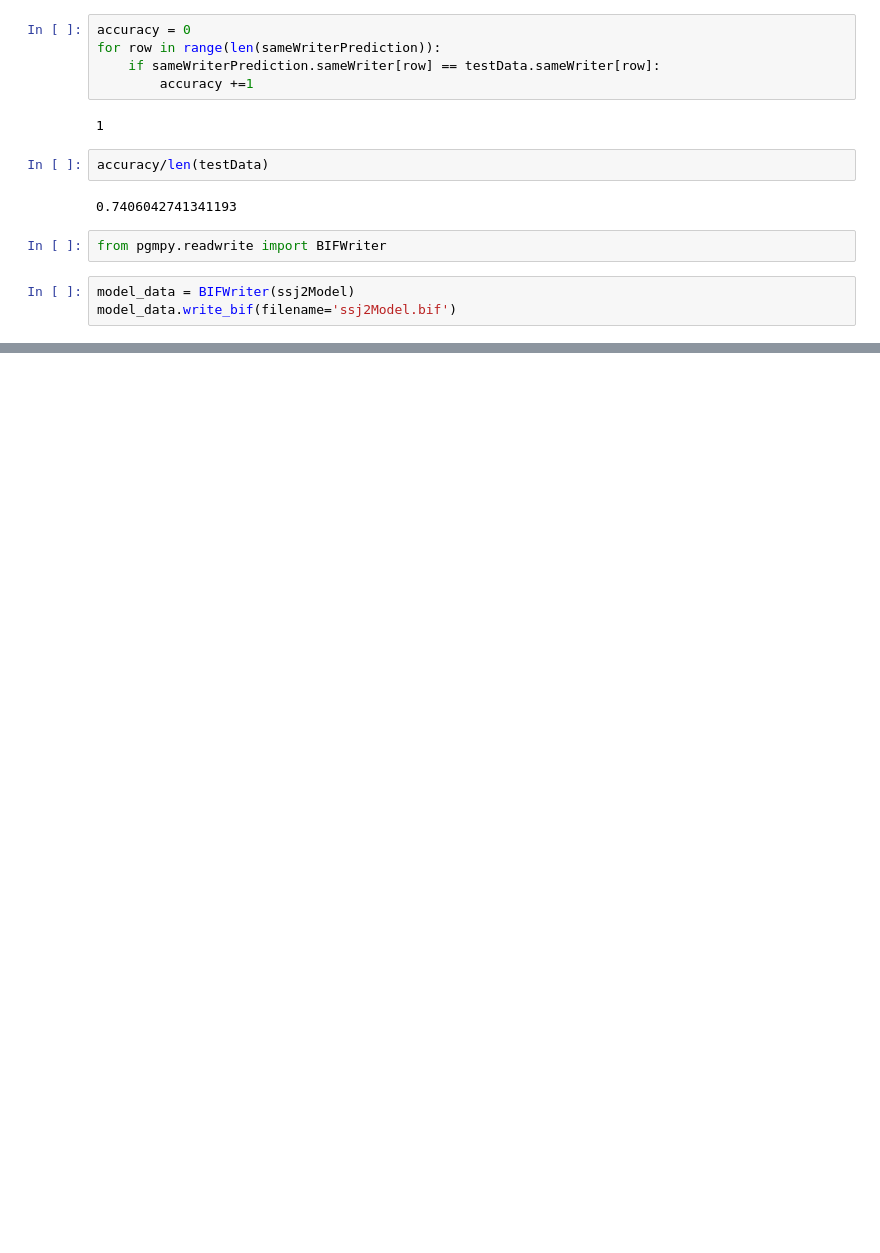
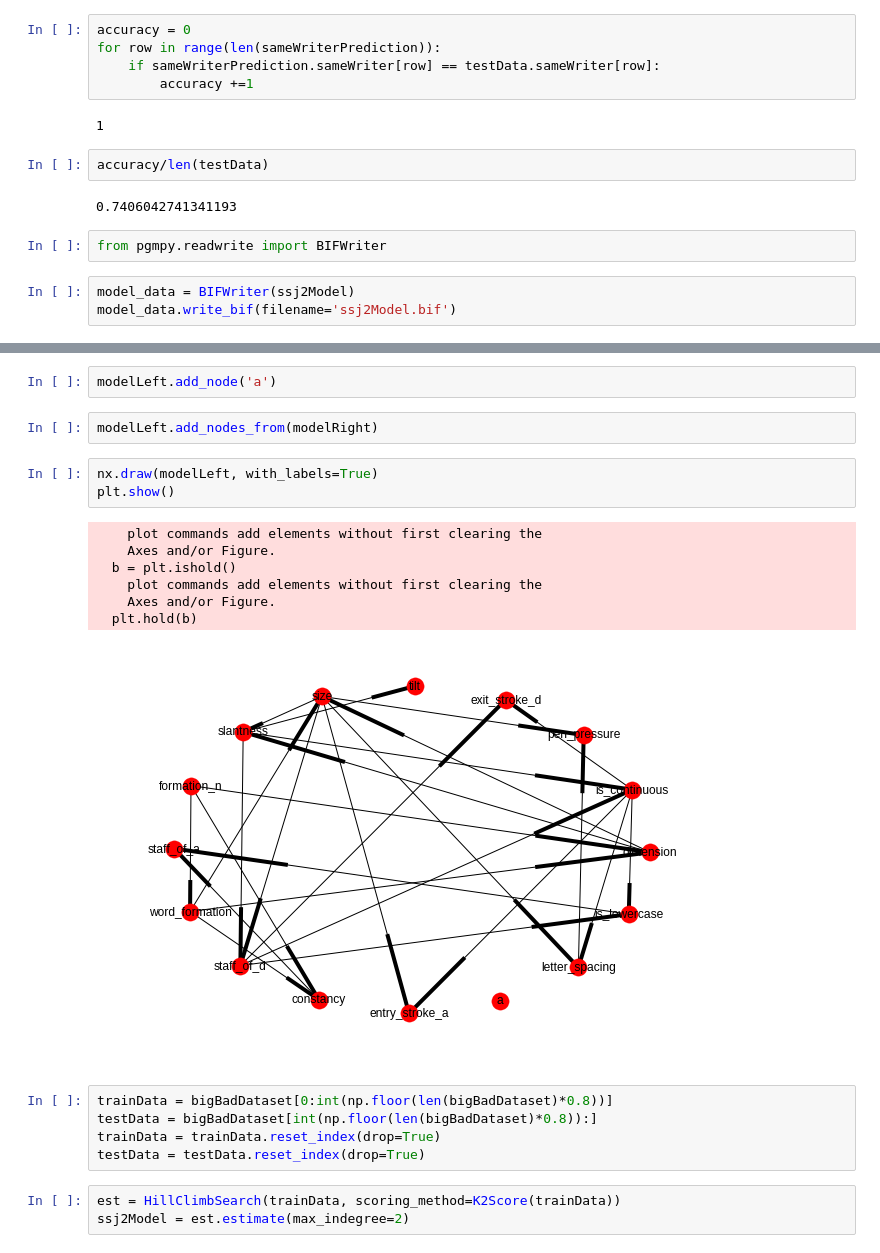
Before and after one commit to pratik-kubal/AML-XAI-2, a Jupyter notebook: main.ipynb, the cells around one changed output, grey strips where cells are left out. Drawn from its saved outputs; the diff is of its cells as text; blank space fills up the shorter version.

```diff
--- a/main.ipynb
+++ b/main.ipynb
@@ -160,0 +182,23 @@ model_data.write_bif(filename='ssj2Model.bif')
+# %%
+modelLeft.add_node('a')
+# %%
+modelLeft.add_nodes_from(modelRight)
+# %%
+nx.draw(modelLeft, with_labels=True)
+plt.show()
+# %% [output]
+    plot commands add elements without first clearing the
+    Axes and/or Figure.
+  b = plt.ishold()
+    plot commands add elements without first clearing the
+    Axes and/or Figure.
+  plt.hold(b)
+[figure, added]
+# %%
+trainData = bigBadDataset[0:int(np.floor(len(bigBadDataset)*0.8))]
+testData = bigBadDataset[int(np.floor(len(bigBadDataset)*0.8)):]
+trainData = trainData.reset_index(drop=True)
+testData = testData.reset_index(drop=True)
+# %%
+est = HillClimbSearch(trainData, scoring_method=K2Score(trainData))
+ssj2Model = est.estimate(max_indegree=2)
```
Also changed, not shown: parts of 22 cells of this notebook.
